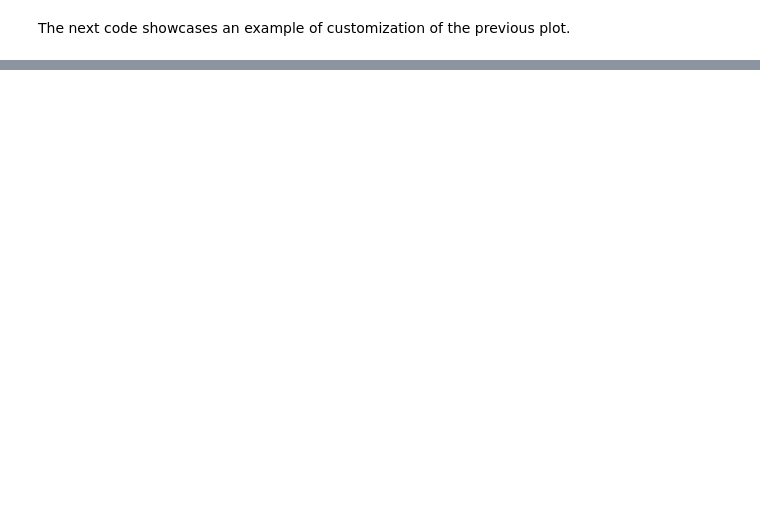
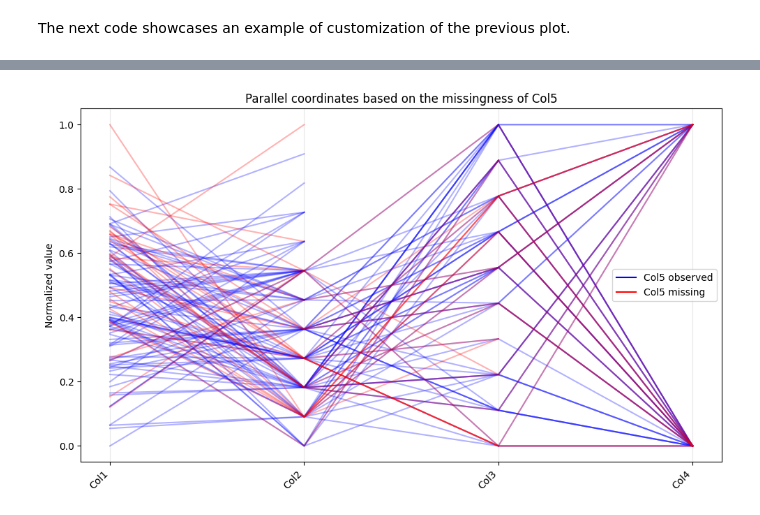
Before and after one commit to Ti-n-a/mechanism_viewer, a Jupyter notebook: examples/use_viewer_comparison.ipynb, the cells around one changed output, grey strips where cells are left out. Cells and saved outputs as stored; diff of their text form; code cells hidden in the pictures; blank space fills up the shorter version.

```diff
--- a/examples/use_viewer_comparison.ipynb
+++ b/examples/use_viewer_comparison.ipynb
@@ -74,0 +117,4 @@ fig_boxplot
+# %%
+fig_parallel, ax_parallel = parallel_comparison(data2, missing_col="Col5", display_plot=True)
+# %% [output]
+[figure, added]
```
Also changed, not shown: parts of 11 cells of this notebook, 14 other files.
